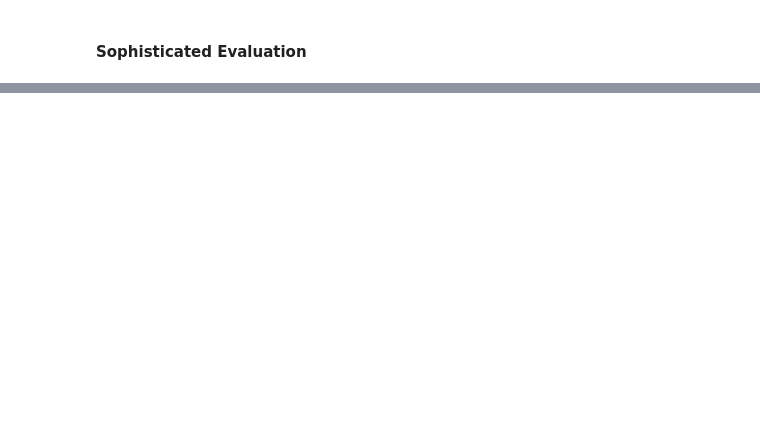
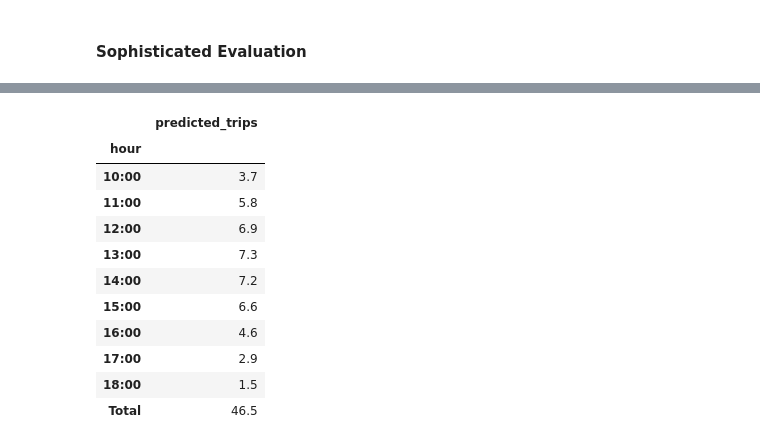
Before and after one commit to timoerc/AAA26-Chicago-Mobility, a Jupyter notebook: notebooks/05b_nn.ipynb, the cells around one changed output, grey strips where cells are left out. Cells and saved outputs as stored; diff of their text form; code cells hidden in the pictures; blank space fills up the shorter version.

Commit message:
Added single manual case prediction & options for further hyperparameter tuning

```diff
--- a/notebooks/05b_nn.ipynb
+++ b/notebooks/05b_nn.ipynb
@@ -371,0 +406,79 @@ pd.DataFrame([
+# %%
+# ── User-defined context ──────────────────────────────────────────────────────
+HEX_ID      = 'hex_862664cc7ffffff'  # H3 hexagon id (copy from above)
+HOUR_FROM   = 10                     # start hour (inclusive)
+HOUR_TO     = 18                     # end hour (inclusive)
+DAY_OF_WEEK = 6                      # 0=Monday … 6=Sunday
+MONTH       = 7                      # 1=January … 12=December
+IS_WEEKEND  = 1                      # 1=weekend, 0=weekday
+IS_HOLIDAY  = 0                      # 1=public holiday, 0=normal day
+
+# Weather
+TEMPERATURE       = 28.0   # °C
+APPARENT_TEMP     = 26.0   # °C (feels-like)
+PRECIPITATION     = 5.0    # mm
+RAIN              = 5.0    # mm
+SNOWFALL          = 0.0    # cm
+SNOW_DEPTH        = 0.0    # cm
+WINDSPEED         = 15.0   # km/h
+WINDGUSTS         = 25.0   # km/h
+CLOUD_COVER       = 80.0   # %
+
+# POI counts for the hexagon (copy from df for the chosen hex)
+N_POI_ACCOMMODATION  = 2
+N_POI_EDUCATION      = 1
+N_POI_ENTERTAINMENT  = 5
+N_POI_FOOD_NIGHTLIFE = 12
+N_POI_HEALTHCARE     = 3
+N_POI_SHOPPING       = 8
+N_POI_TRANSPORT      = 4
+# ──────────────────────────────────────────────────────────────────────────────
+
+MONTH_NAMES = {1:'January', 2:'February', 3:'March', 4:'April', 5:'May', 6:'June',
+               7:'July', 8:'August', 9:'September', 10:'October', 11:'November', 12:'December'}
+
+pred_rows = []
+for hour in range(HOUR_FROM, HOUR_TO + 1):
+    query = pd.DataFrame([{col: 0.0 for col in x.columns}])
+
+    query['hour_sin']        = np.sin(2 * np.pi * hour / 24)
+    query['hour_cos']        = np.cos(2 * np.pi * hour / 24)
+    query['day_of_week_sin'] = np.sin(2 * np.pi * DAY_OF_WEEK / 7)
+    query['day_of_week_cos'] = np.cos(2 * np.pi * DAY_OF_WEEK / 7)
+    query['month_sin']       = np.sin(2 * np.pi * (MONTH - 1) / 12)
+    query['month_cos']       = np.cos(2 * np.pi * (MONTH - 1) / 12)
+    query['is_weekend']      = float(IS_WEEKEND)
+    query['is_holiday']      = float(IS_HOLIDAY)
+
+    query['temperature_2m']       = TEMPERATURE
+    query['apparent_temperature']  = APPARENT_TEMP
+    query['precipitation']         = PRECIPITATION
+    query['rain']                  = RAIN
+    query['snowfall']              = SNOWFALL
+    query['snow_depth']            = SNOW_DEPTH
+    query['windspeed_10m']         = WINDSPEED
+    query['windgusts_10m']         = WINDGUSTS
+    query['cloud_cover']           = CLOUD_COVER
+
+    query['n_poi_accommodation']  = N_POI_ACCOMMODATION
+    query['n_poi_education']      = N_POI_EDUCATION
+    query['n_poi_entertainment']  = N_POI_ENTERTAINMENT
+    query['n_poi_food_nightlife'] = N_POI_FOOD_NIGHTLIFE
+    query['n_poi_healthcare']     = N_POI_HEALTHCARE
+    query['n_poi_shopping']       = N_POI_SHOPPING
+    query['n_poi_transport']      = N_POI_TRANSPORT
+
+    if HEX_ID in query.columns:
+        query[HEX_ID] = 1.0
+    else:
+        print(f"Warning: '{HEX_ID}' not found in feature columns.")
+        break
+
+    pred = max(0.0, np.expm1(model_final.predict(scaler.transform(query), verbose=0).squeeze()))
+    pred_rows.append({'hour': f'{hour:02d}:00', 'predicted_trips': round(float(pred), 1)})
+
+result_df = pd.DataFrame(pred_rows).set_index('hour')
+print(f"Hexagon: {HEX_ID} | {'Weekend' if IS_WEEKEND else 'Weekday'} | Month: {MONTH_NAMES[MONTH]}")
+result_df.loc['Total'] = result_df['predicted_trips'].sum().round(1)
+result_df
+# %% [output]
@@ -371,0 +486,12 @@ pd.DataFrame([
+|  | predicted_trips |
+| hour |  |
+| 10:00 | 3.7 |
+| 11:00 | 5.8 |
+| 12:00 | 6.9 |
+| 13:00 | 7.3 |
+| 14:00 | 7.2 |
+| 15:00 | 6.6 |
+| 16:00 | 4.6 |
+| 17:00 | 2.9 |
+| 18:00 | 1.5 |
+| Total | 46.5 |
```
Also changed, not shown: parts of 14 cells of this notebook.
